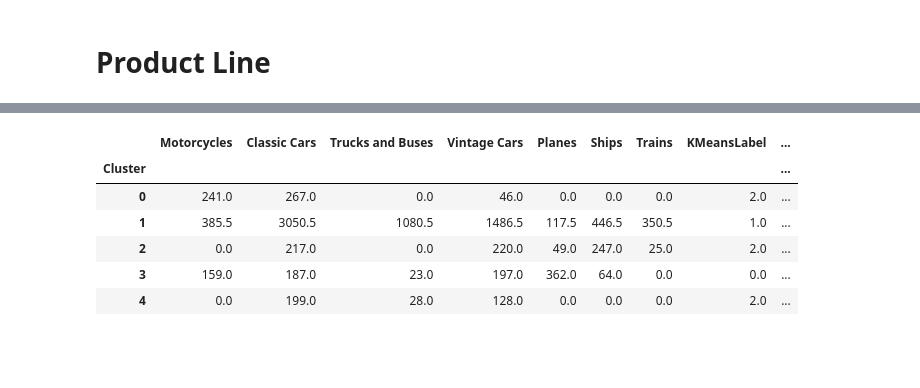
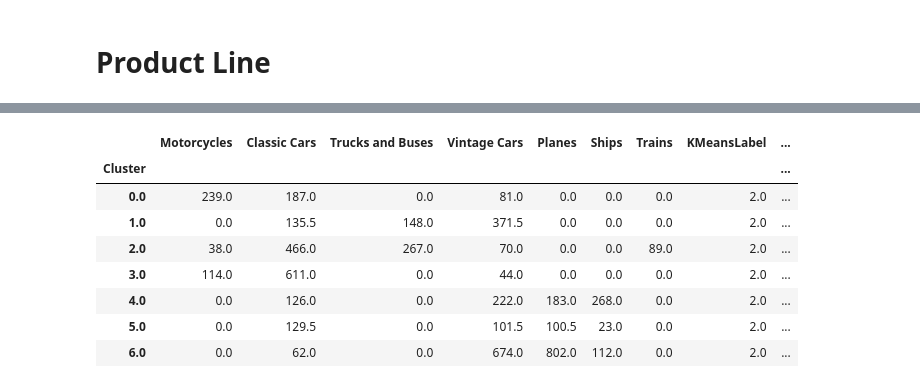
Before and after one commit to cgn00/Customer_Segmentation, a Jupyter notebook: customer_segmentation.ipynb, the cells around one changed output, grey strips where cells are left out. Saved outputs shown, nothing was run; the diff lists cells and outputs as text; code cells hidden in the pictures; blank space fills up the shorter version.

Commit message:
discarting the idea of find clusters by purchases

```diff
--- a/customer_segmentation.ipynb
+++ b/customer_segmentation.ipynb
@@ -878,7 +878,7 @@ customer_df
 | giftsbymail.co.uk | 197 | 1.0 | 51334.16 | 623.0 | UK | Cowes | ... |
 92 rows × 18 columns
 # %%
-product_line_df["KMeansLabel"] = customer_df["KMeansLabel"]
-product_line_df.groupby(by="KMeansLabel").mean()
+product_line_df["CustomerType"] = customer_df["CustomerType"]
+product_line_df.groupby(by="CustomerType").sum()
 # %% [output]
 |  | Motorcycles | Classic Cars | Trucks and Buses | Vintage Cars | Planes | Ships | Trains |
@@ -898,0 +928,16 @@ plt.show()
+# %%
+customer_group = 2
+mask = product_line_df["KMeansLabel"]==customer_group
+product_line_scaled_array = StandardScaler().fit_transform(product_line_df[mask])
+
+errors = []
+for k in range(1, 11):
+    kmeans_clustering = KMeans(n_clusters=k, random_state=42)
+    kmeans_clustering.fit(product_line_scaled_array)
+    errors.append(kmeans_clustering.inertia_)
+
+
+plt.title('The Elbow Method')
+plt.xlabel('k'); plt.ylabel('Error of Cluster')
+sns.pointplot(x=np.arange(start=1, stop=11), y=errors)
+plt.show()
@@ -899,3 +946,13 @@ plt.show()
+# %%
+kmeans_clustering = KMeans(n_clusters=7, random_state=42)
+kmeans_clustering.fit(product_line_scaled_array)
+product_line_df.loc[mask, "Cluster"] = kmeans_clustering.labels_
+
+dimensions = product_line_df.columns.to_list()
+parallel_data = product_line_df.to_numpy().tolist()
+parallel_data = [dict(zip(dimensions, values)) for values in parallel_data]
+parallel_fig = px.parallel_coordinates(parallel_data, color="KMeansLabel", dimensions=dimensions)
+parallel_fig.show()
 # %% [markdown]
 ## DBSCAN Algorithm
 # %%
@@ -997,7 +1038,7 @@ plt.show()
 # %%
-kmeans_clustering = KMeans(n_clusters=5, random_state=42)
-kmeans_clustering.fit(product_line_scaled_array)
-product_line_df["Cluster"] = kmeans_clustering.labels_
+# kmeans_clustering = KMeans(n_clusters=5, random_state=42)
+# kmeans_clustering.fit(product_line_scaled_array)
+# product_line_df.loc[mask, "Cluster"] = kmeans_clustering.labels_
 
 fig1 = px.scatter_3d(
     data_frame=product_line_df,
@@ -1017,36 +1058,38 @@ fig2 = px.scatter_3d(
     y = "Planes",
     z= "Ships",
     title = " ",
     color = "Cluster",
     height=500
 )
 fig2.update_traces(marker_size = 4)
 # fig2.show()
 
 # Create a subplot with two 3D scatter plots side by side
 fig = make_subplots(rows=1, cols=2, specs=[[{'type': 'scatter3d'}, {'type': 'scatter3d'}]])
 
 fig.add_trace(fig1.data[0], row=1, col=1)
 fig.add_trace(fig2.data[0], row=1, col=2)
 
 fig.update_layout(scene1=dict(xaxis=dict(title='Motorcycles'),
                               yaxis=dict(title='Classic Cars'),
                               zaxis=dict(title='Trucks and Buses'),
                               ),
                   scene2=dict(xaxis=dict(title='Vintage Cars'),
                               yaxis=dict(title='Planes'),
                               zaxis=dict(title='Ships'),
                               ))
 
 fig.show()
 
 product_line_summarize = product_line_df.groupby("Cluster").median()
-product_line_summarize.assign(CustomersCount=np.bincount(product_line_df["Cluster"]))
+product_line_summarize.assign(CustomersCount=np.unique(product_line_df.loc[mask, "Cluster"], return_counts=True)[1])
 # %% [output]
 |  | Motorcycles | Classic Cars | Trucks and Buses | Vintage Cars | Planes | Ships | Trains | KMeansLabel | ... |
 | Cluster |  |  |  |  |  |  |  |  | ... |
-| 0 | 241.0 | 267.0 | 0.0 | 46.0 | 0.0 | 0.0 | 0.0 | 2.0 | ... |
-| 1 | 385.5 | 3050.5 | 1080.5 | 1486.5 | 117.5 | 446.5 | 350.5 | 1.0 | ... |
-| 2 | 0.0 | 217.0 | 0.0 | 220.0 | 49.0 | 247.0 | 25.0 | 2.0 | ... |
-| 3 | 159.0 | 187.0 | 23.0 | 197.0 | 362.0 | 64.0 | 0.0 | 0.0 | ... |
-| 4 | 0.0 | 199.0 | 28.0 | 128.0 | 0.0 | 0.0 | 0.0 | 2.0 | ... |
+| 0.0 | 239.0 | 187.0 | 0.0 | 81.0 | 0.0 | 0.0 | 0.0 | 2.0 | ... |
+| 1.0 | 0.0 | 135.5 | 148.0 | 371.5 | 0.0 | 0.0 | 0.0 | 2.0 | ... |
+| 2.0 | 38.0 | 466.0 | 267.0 | 70.0 | 0.0 | 0.0 | 89.0 | 2.0 | ... |
+| 3.0 | 114.0 | 611.0 | 0.0 | 44.0 | 0.0 | 0.0 | 0.0 | 2.0 | ... |
+| 4.0 | 0.0 | 126.0 | 0.0 | 222.0 | 183.0 | 268.0 | 0.0 | 2.0 | ... |
+| 5.0 | 0.0 | 129.5 | 0.0 | 101.5 | 100.5 | 23.0 | 0.0 | 2.0 | ... |
+| 6.0 | 0.0 | 62.0 | 0.0 | 674.0 | 802.0 | 112.0 | 0.0 | 2.0 | ... |
```
Also changed, not shown: parts of 7 cells of this notebook.
